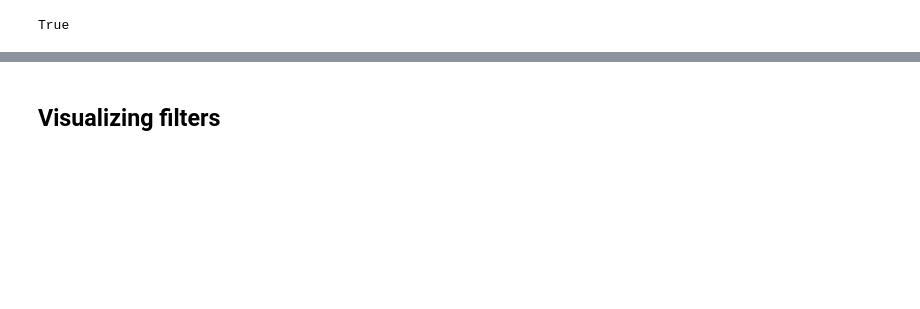
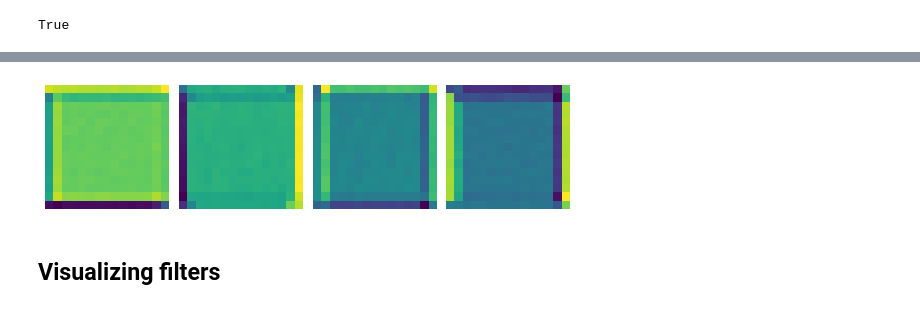
Before and after one commit to federicocampo/CMEPDA-Project, a Jupyter notebook: Copy_of_Lecture11_CNN.ipynb, the cells around one changed output, grey strips where cells are left out. Saved outputs shown, nothing was run; the diff lists cells and outputs as text; code cells hidden in the pictures; blank space fills up the shorter version.

```diff
--- a/Copy_of_Lecture11_CNN.ipynb
+++ b/Copy_of_Lecture11_CNN.ipynb
@@ -431,11 +446,13 @@ fig.tight_layout(pad=1)
 # %%
 fig = plt.figure(figsize=(15,15))
-for k in range(16):
+for k in range(n_range-1):
   plt.subplot(4,8, k+1)
   plt.imshow(activations[8][..., k].squeeze())
   plt.axis(False)
 fig.subplots_adjust(hspace=-0.9, wspace=0.2)
 fig.tight_layout(pad=1)
+# %% [output]
+[figure, added]
 # %% [markdown]
 ## Visualizing filters
 # %%
```
Also changed, not shown: parts of 19 cells of this notebook.
